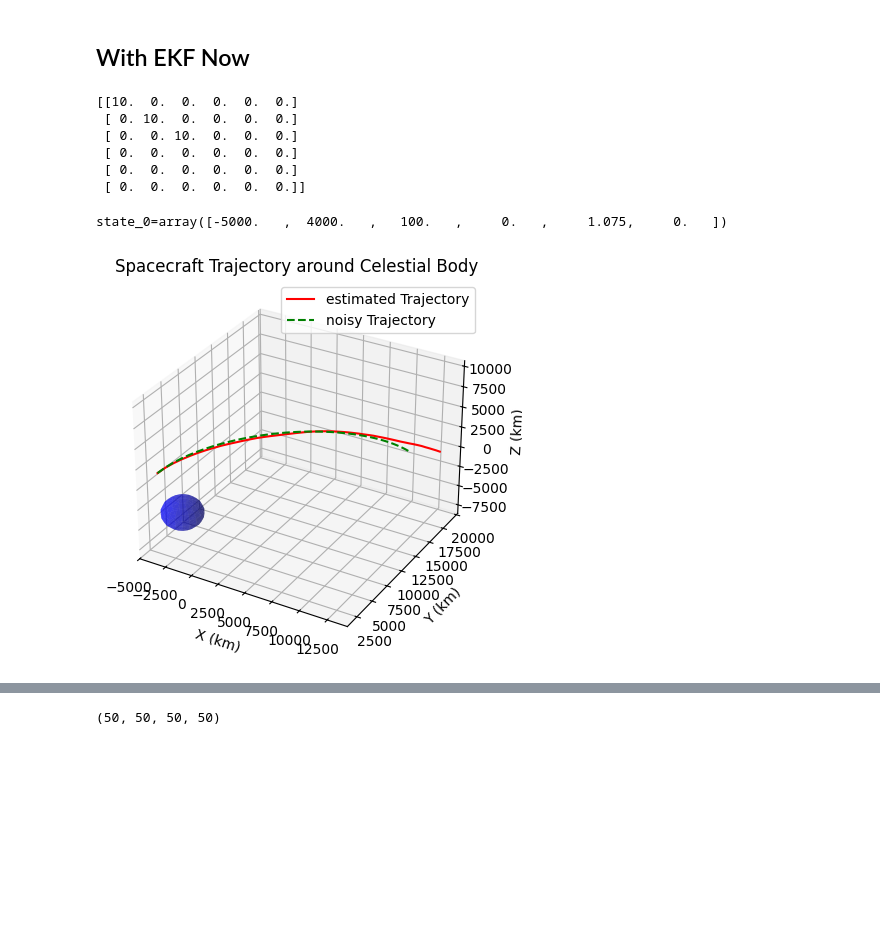
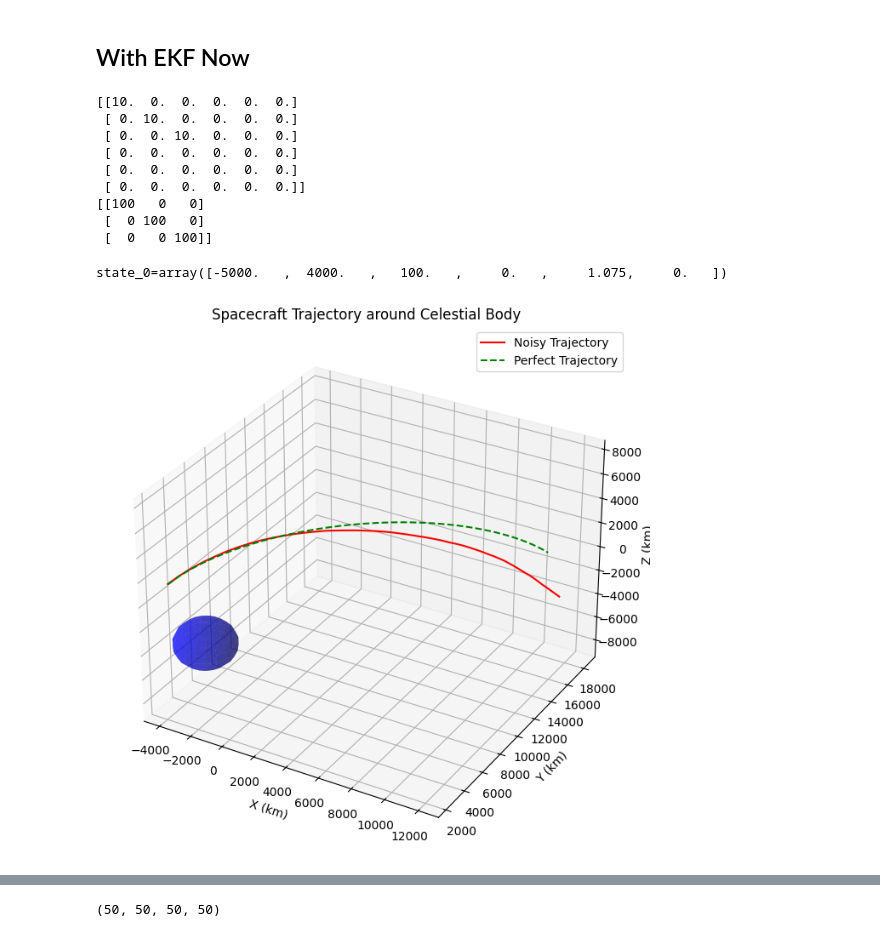
Before and after one commit to colin-skinner/horizon-op-nav, a Jupyter notebook: notebooks/InterfaceTester2.ipynb, the cells around one changed output, grey strips where cells are left out. Saved outputs shown, nothing was run; the diff lists cells and outputs as text; code cells hidden in the pictures; blank space fills up the shorter version.

```diff
--- a/notebooks/InterfaceTester2.ipynb
+++ b/notebooks/InterfaceTester2.ipynb
@@ -245,6 +245,7 @@ central_body_mass = MOON_MU / G  # kg, derived from MOON_MU / G
 ekf = SatEKF(Q, R, dt, mu0, sigma0, central_body_mass)
 # %%
 print(Q)
+print(R)
 # %% [output]
 [[10.  0.  0.  0.  0.  0.]
  [ 0. 10.  0.  0.  0.  0.]
@@ -252,6 +253,9 @@ print(Q)
  [ 0.  0.  0.  0.  0.  0.]
  [ 0.  0.  0.  0.  0.  0.]
  [ 0.  0.  0.  0.  0.  0.]]
+[[100   0   0]
+ [  0 100   0]
+ [  0   0 100]]
 # %%
 print(f"{state_0=}")
 states_perfect = []
@@ -262,35 +266,35 @@ state_noisy = state_0 + noise(Q)
 
 # get noisy trajectory for EKF testing
 states_perfect.append(state_clean)
 states_noisy.append(state_noisy)
 
 for i in range(N-1): # N total states, but we already have the initial state in the lists, so we loop N-1 times
 
     # Perfect trajectory (for comparison)
     state_next_clean = ekf.f_func(state_clean)
 
     # Noisy/realistic trajectory
     process_noise = noise(Q)
     state_next_noisy = ekf.f_func(state_noisy) + process_noise
 
 
 
     state_noisy = state_next_noisy
     state_clean = state_next_clean
 
     states_perfect.append(state_clean)
     states_noisy.append(state_noisy)
 
 
 states_noisy = np.array(states_noisy)
 states_perfect = np.array(states_perfect)
 
 ts = np.arange(0, N) * dt  # Now includes all N+1 states
 
-plot_trajs(states_noisy, states_perfect, body_struct)
+plot_trajs(states_noisy, states_perfect, body_struct, labels=("Noisy Trajectory", "Perfect Trajectory"))
 # %% [output]
 state_0=array([-5000.   ,  4000.   ,   100.   ,     0.   ,     1.075,     0.   ])
-[figure, old version]
+[figure, new version]
 # %%
 # get CR estimates for EKF measurement updates
 print(ts[i])
```
Also changed, not shown: parts of 11 cells of this notebook, 2 other files.
